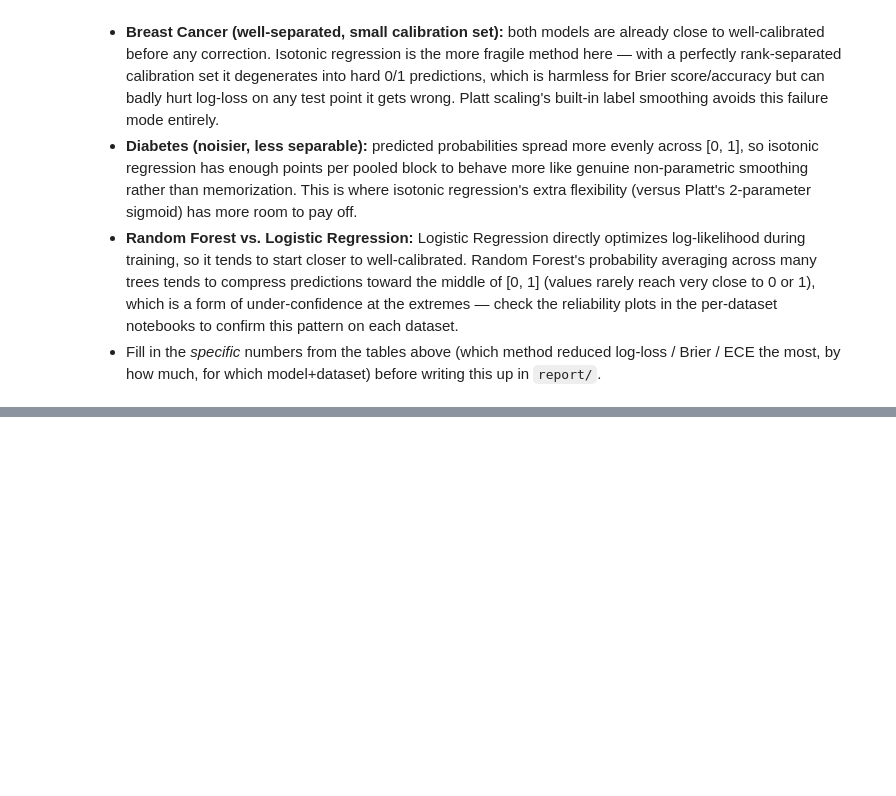
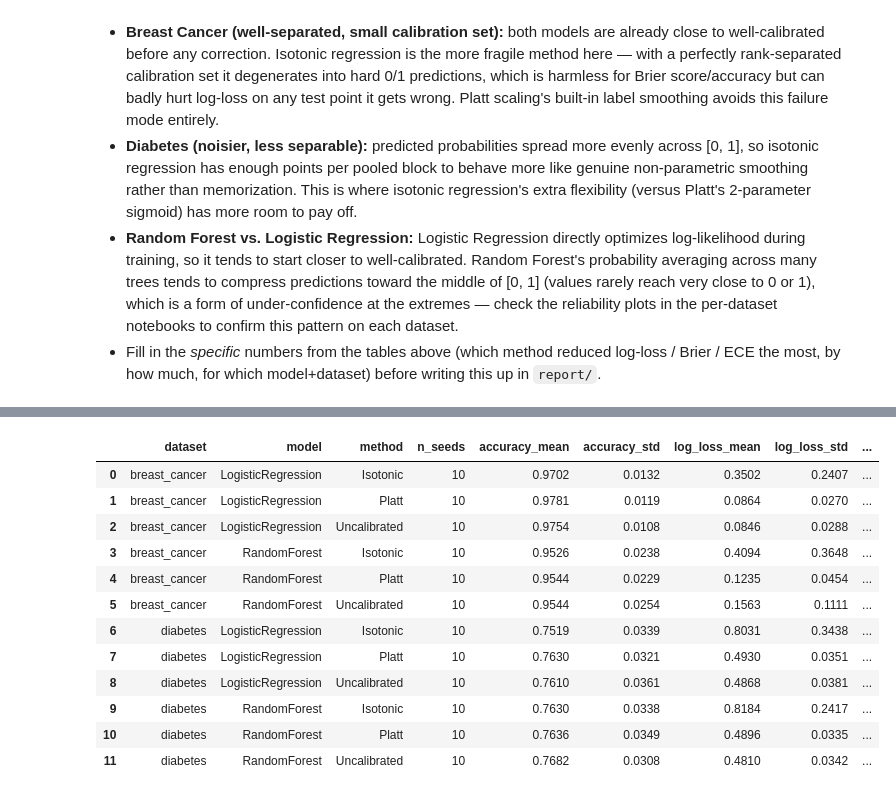
Before and after one commit to Behradsadeghi/ml-calibration-project, a Jupyter notebook: notebooks/03_cross_dataset_summary.ipynb, the cells around one changed output, grey strips where cells are left out. Cells and saved outputs as stored; diff of their text form; code cells hidden in the pictures; blank space fills up the shorter version.

```diff
--- a/notebooks/03_cross_dataset_summary.ipynb
+++ b/notebooks/03_cross_dataset_summary.ipynb
@@ -113,0 +133,19 @@ plt.show()
+# %%
+from src.plotting import plot_multiseed_stability
+
+multiseed_summary = pd.read_csv(REPO_ROOT / "results" / "metrics" / "multiseed_summary.csv")
+multiseed_summary.round(4)
+# %% [output]
+|  | dataset | model | method | n_seeds | accuracy_mean | accuracy_std | log_loss_mean | log_loss_std | ... |
+| 0 | breast_cancer | LogisticRegression | Isotonic | 10 | 0.9702 | 0.0132 | 0.3502 | 0.2407 | ... |
+| 1 | breast_cancer | LogisticRegression | Platt | 10 | 0.9781 | 0.0119 | 0.0864 | 0.0270 | ... |
+| 2 | breast_cancer | LogisticRegression | Uncalibrated | 10 | 0.9754 | 0.0108 | 0.0846 | 0.0288 | ... |
+| 3 | breast_cancer | RandomForest | Isotonic | 10 | 0.9526 | 0.0238 | 0.4094 | 0.3648 | ... |
+| 4 | breast_cancer | RandomForest | Platt | 10 | 0.9544 | 0.0229 | 0.1235 | 0.0454 | ... |
+| 5 | breast_cancer | RandomForest | Uncalibrated | 10 | 0.9544 | 0.0254 | 0.1563 | 0.1111 | ... |
+| 6 | diabetes | LogisticRegression | Isotonic | 10 | 0.7519 | 0.0339 | 0.8031 | 0.3438 | ... |
+| 7 | diabetes | LogisticRegression | Platt | 10 | 0.7630 | 0.0321 | 0.4930 | 0.0351 | ... |
+| 8 | diabetes | LogisticRegression | Uncalibrated | 10 | 0.7610 | 0.0361 | 0.4868 | 0.0381 | ... |
+| 9 | diabetes | RandomForest | Isotonic | 10 | 0.7630 | 0.0338 | 0.8184 | 0.2417 | ... |
+| 10 | diabetes | RandomForest | Platt | 10 | 0.7636 | 0.0349 | 0.4896 | 0.0335 | ... |
+| 11 | diabetes | RandomForest | Uncalibrated | 10 | 0.7682 | 0.0308 | 0.4810 | 0.0342 | ... |
```
Also changed, not shown: parts of 3 cells of this notebook, 10 other files.
